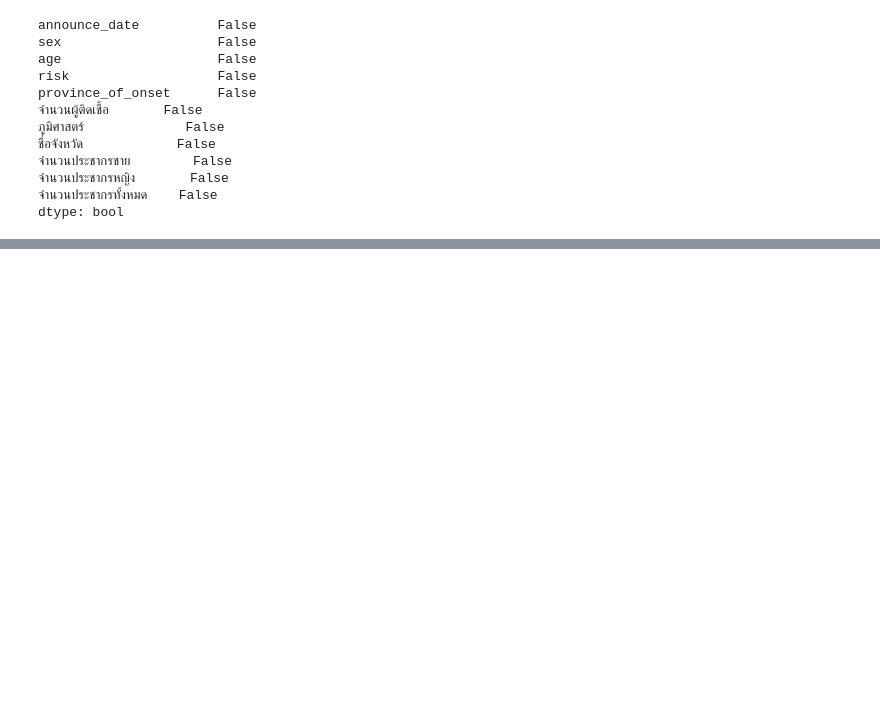
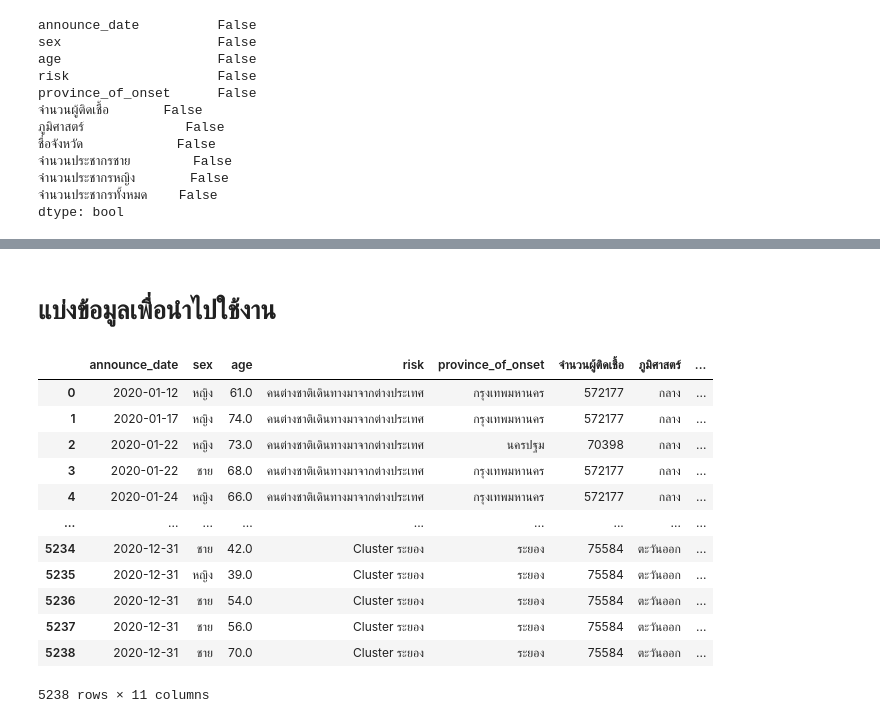
Before and after one commit to Wikanda-Hongboonmee/data_viz_2022, a Jupyter notebook: Project_DataViz.ipynb, the cells around one changed output, grey strips where cells are left out. Cells and saved outputs as stored; diff of their text form; code cells hidden in the pictures; blank space fills up the shorter version.

Commit message:
แบ่งข้อมูลเพื่อนำไปใช้งาน

```diff
--- a/Project_DataViz.ipynb
+++ b/Project_DataViz.ipynb
@@ -1309,0 +1343,19 @@ dtype: bool
+# %% [markdown]
+# **แบ่งข้อมูลเพื่อนำไปใช้งาน**
+# %%
+data_1_y20 = data_finish_new[(data_finish_new['announce_date'] >= '2020-01-12') & (data_finish_new['announce_date'] <= '2020-12-31')]
+data_1_y20 # ข้อมูลวันที่ 12 มกราคม - 31 ธันวาคม 2020
+# %% [output]
+|  | announce_date | sex | age | risk | province_of_onset | จำนวนผู้ติดเชื้อ | ภูมิศาสตร์ | ... |
+| 0 | 2020-01-12 | หญิง | 61.0 | คนต่างชาติเดินทางมาจากต่างประเทศ | กรุงเทพมหานคร | 572177 | กลาง | ... |
+| 1 | 2020-01-17 | หญิง | 74.0 | คนต่างชาติเดินทางมาจากต่างประเทศ | กรุงเทพมหานคร | 572177 | กลาง | ... |
+| 2 | 2020-01-22 | หญิง | 73.0 | คนต่างชาติเดินทางมาจากต่างประเทศ | นครปฐม | 70398 | กลาง | ... |
+| 3 | 2020-01-22 | ชาย | 68.0 | คนต่างชาติเดินทางมาจากต่างประเทศ | กรุงเทพมหานคร | 572177 | กลาง | ... |
+| 4 | 2020-01-24 | หญิง | 66.0 | คนต่างชาติเดินทางมาจากต่างประเทศ | กรุงเทพมหานคร | 572177 | กลาง | ... |
+| ... | ... | ... | ... | ... | ... | ... | ... | ... |
+| 5234 | 2020-12-31 | ชาย | 42.0 | Cluster ระยอง | ระยอง | 75584 | ตะวันออก | ... |
+| 5235 | 2020-12-31 | หญิง | 39.0 | Cluster ระยอง | ระยอง | 75584 | ตะวันออก | ... |
+| 5236 | 2020-12-31 | ชาย | 54.0 | Cluster ระยอง | ระยอง | 75584 | ตะวันออก | ... |
+| 5237 | 2020-12-31 | ชาย | 56.0 | Cluster ระยอง | ระยอง | 75584 | ตะวันออก | ... |
+| 5238 | 2020-12-31 | ชาย | 70.0 | Cluster ระยอง | ระยอง | 75584 | ตะวันออก | ... |
+5238 rows × 11 columns
```
Also changed, not shown: parts of 12 cells of this notebook.
